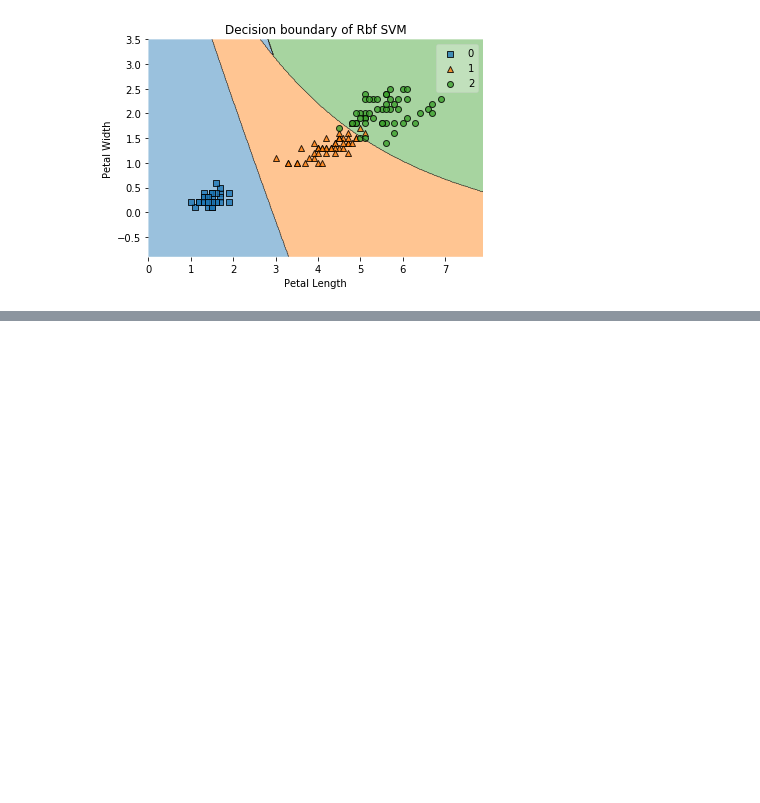
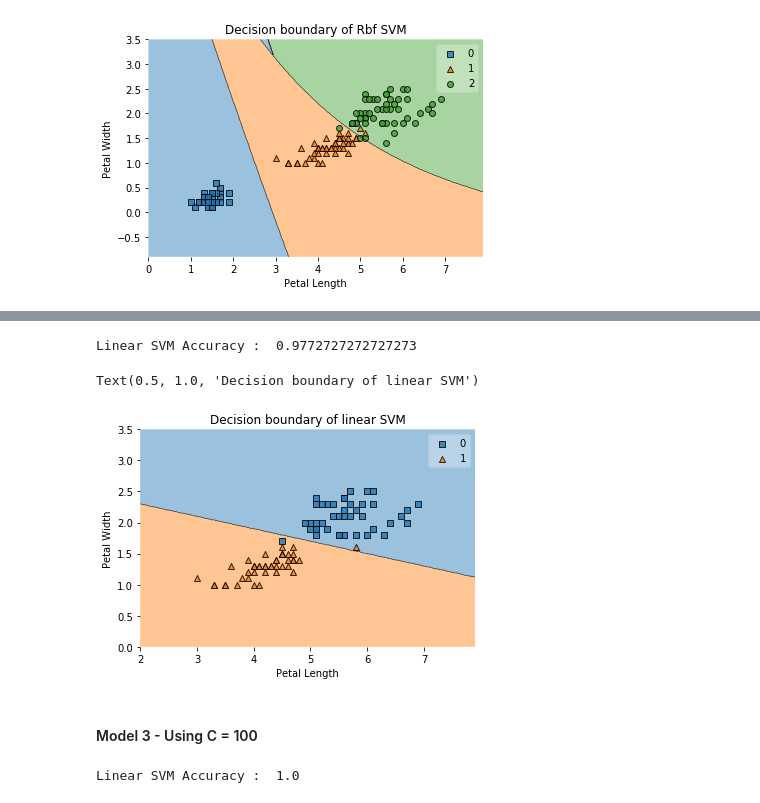
Before and after one commit to techwithshadab/ISTE-Examly-Sessions, a Jupyter notebook: 08 Machine Learning/Classification/SVM.ipynb, the cells around one changed output, grey strips where cells are left out. Drawn from its saved outputs; the diff is of its cells as text; code cells hidden in the pictures; blank space fills up the shorter version.

```diff
--- a/08 Machine Learning/Classification/SVM.ipynb
+++ b/08 Machine Learning/Classification/SVM.ipynb
@@ -246,0 +290,24 @@ plt.show()
+# %%
+linear_svm = SVC(kernel = "linear", C = 10)
+linear_svm.fit(X,y)
+predictions = linear_svm.predict(X)
+print("Linear SVM Accuracy : ", accuracy_score(y, predictions))
+# %% [output]
+Linear SVM Accuracy :  0.9772727272727273
+# %%
+plot_decision_regions(X.values, y.ravel(), clf = linear_svm)
+plt.xlabel("Petal Length")
+plt.ylabel("Petal Width")
+plt.title("Decision boundary of linear SVM")
+# %% [output]
+Text(0.5, 1.0, 'Decision boundary of linear SVM')
+[figure, added]
+# %% [markdown]
+#### Model 3 - Using C = 100
+# %%
+linear_svm = SVC(kernel = "linear", C = 100)
+linear_svm.fit(X,y)
+predictions = linear_svm.predict(X)
+print("Linear SVM Accuracy : ", accuracy_score(y, predictions))
+# %% [output]
+Linear SVM Accuracy :  1.0
```
Also changed, not shown: parts of 16 cells of this notebook, 2 other files.
